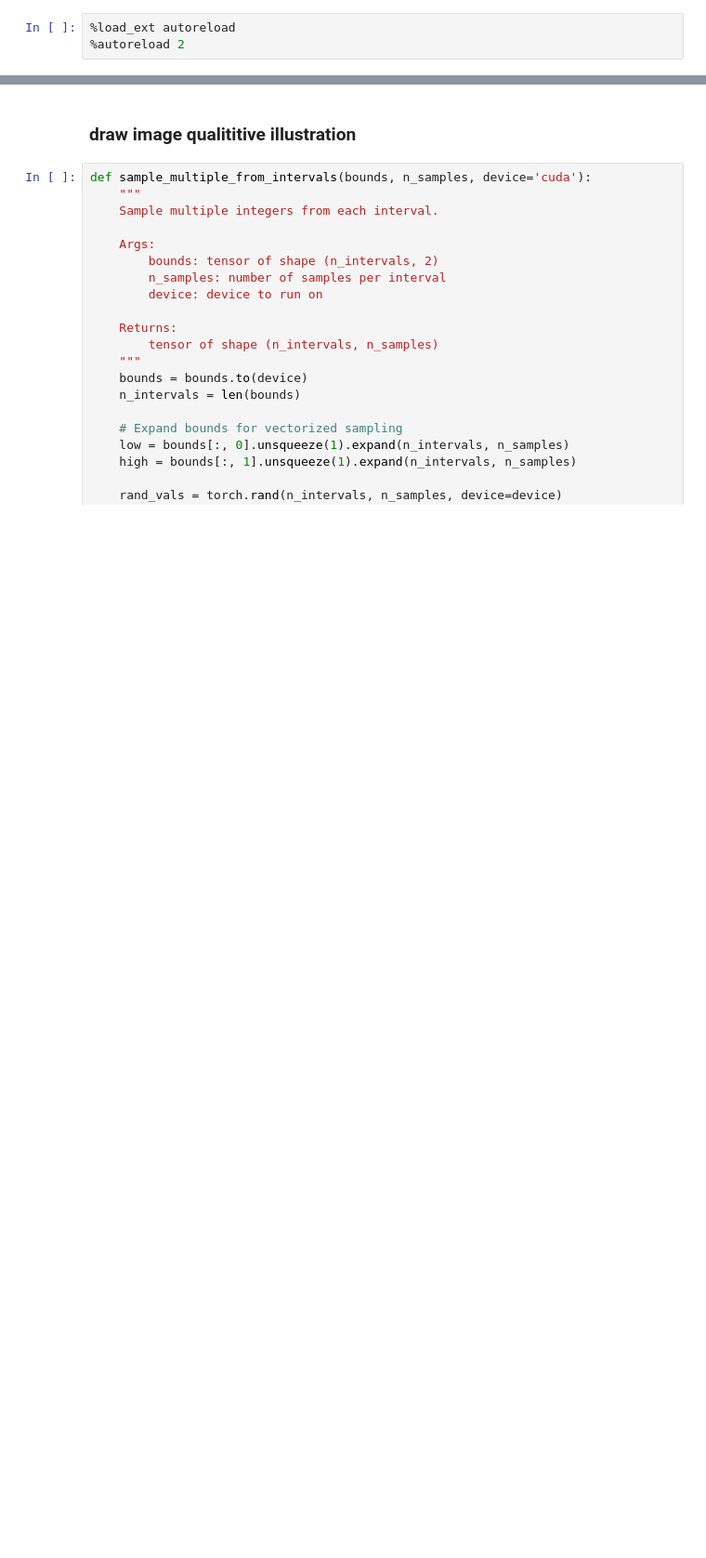
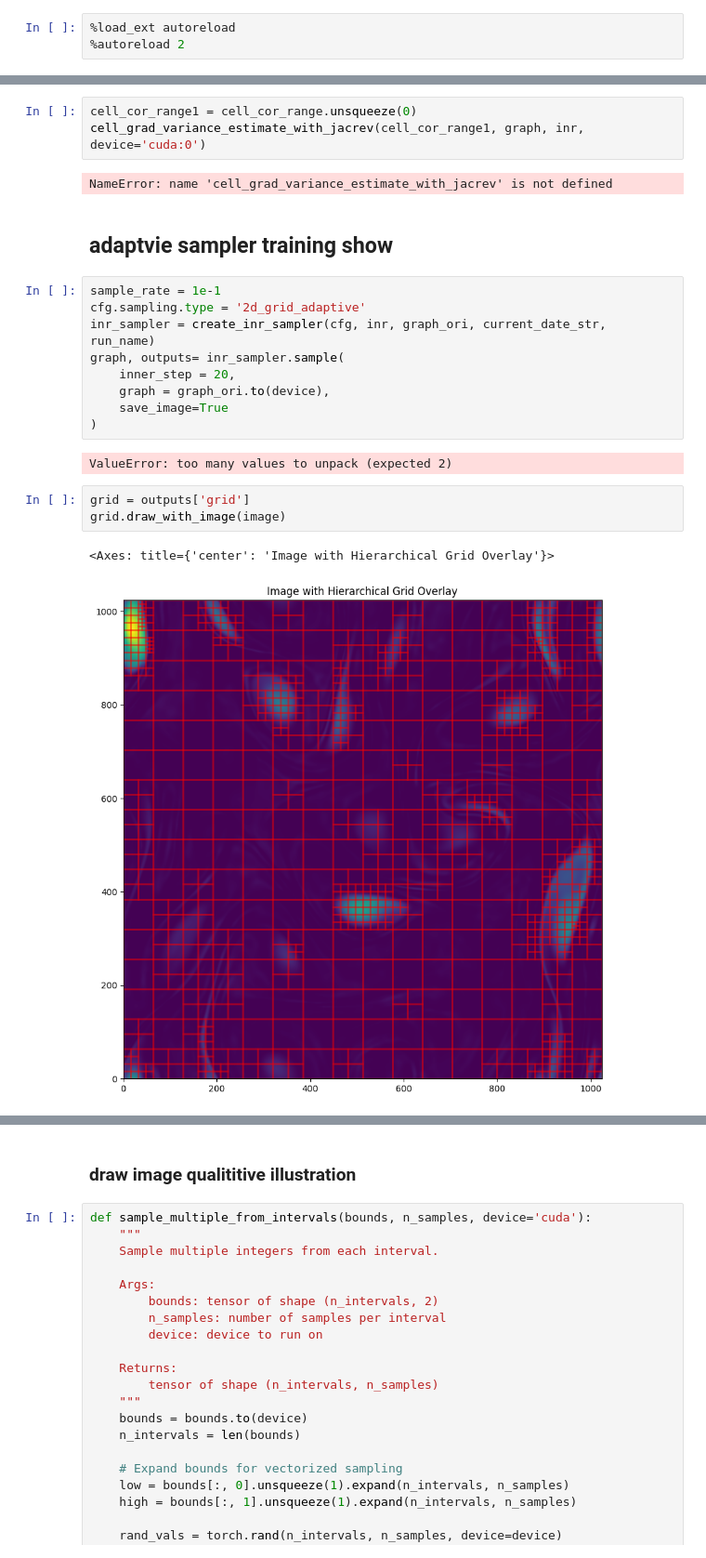
Before and after one commit to guangzhao27/inr_sampling, a Jupyter notebook: inr_sample/Run_Test.ipynb, the cells around one changed output, grey strips where cells are left out. Shown at 93% size. Saved outputs shown, nothing was run; the diff lists cells and outputs as text; blank space fills up the shorter version.

```diff
--- a/inr_sample/Run_Test.ipynb
+++ b/inr_sample/Run_Test.ipynb
@@ -372,0 +327,24 @@ tensor(0.8901)
+# %%
+cell_cor_range1 = cell_cor_range.unsqueeze(0)
+cell_grad_variance_estimate_with_jacrev(cell_cor_range1, graph, inr, device='cuda:0')
+# %% [output]
+NameError: name 'cell_grad_variance_estimate_with_jacrev' is not defined
+# %% [markdown]
+##  adaptvie sampler training show
+# %%
+sample_rate = 1e-1
+cfg.sampling.type = '2d_grid_adaptive'
+inr_sampler = create_inr_sampler(cfg, inr, graph_ori, current_date_str, run_name)
+graph, outputs= inr_sampler.sample(
+    inner_step = 20,
+    graph = graph_ori.to(device),
+    save_image=True
+)
+# %% [output]
+ValueError: too many values to unpack (expected 2)
+# %%
+grid = outputs['grid']
+grid.draw_with_image(image)
+# %% [output]
+<Axes: title={'center': 'Image with Hierarchical Grid Overlay'}>
+[figure, added]
```
Also changed, not shown: parts of 46 cells of this notebook, 18 other files.
